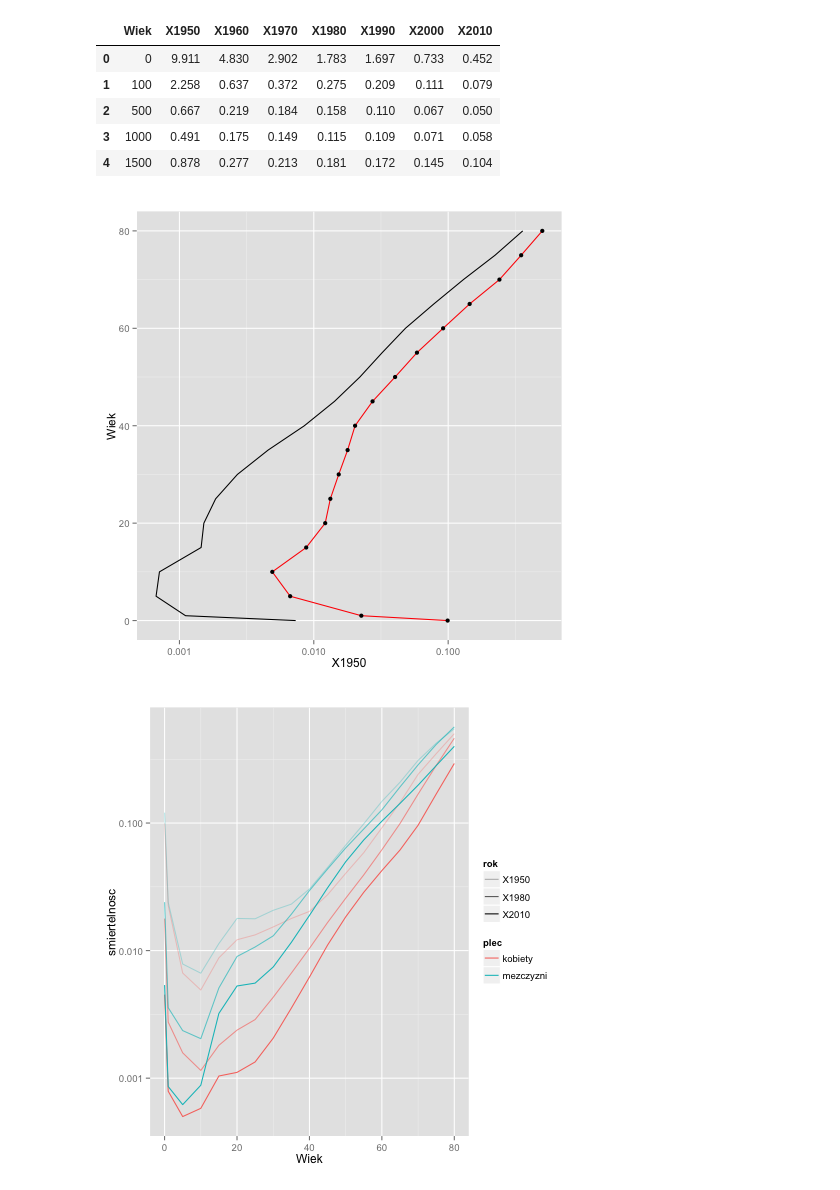
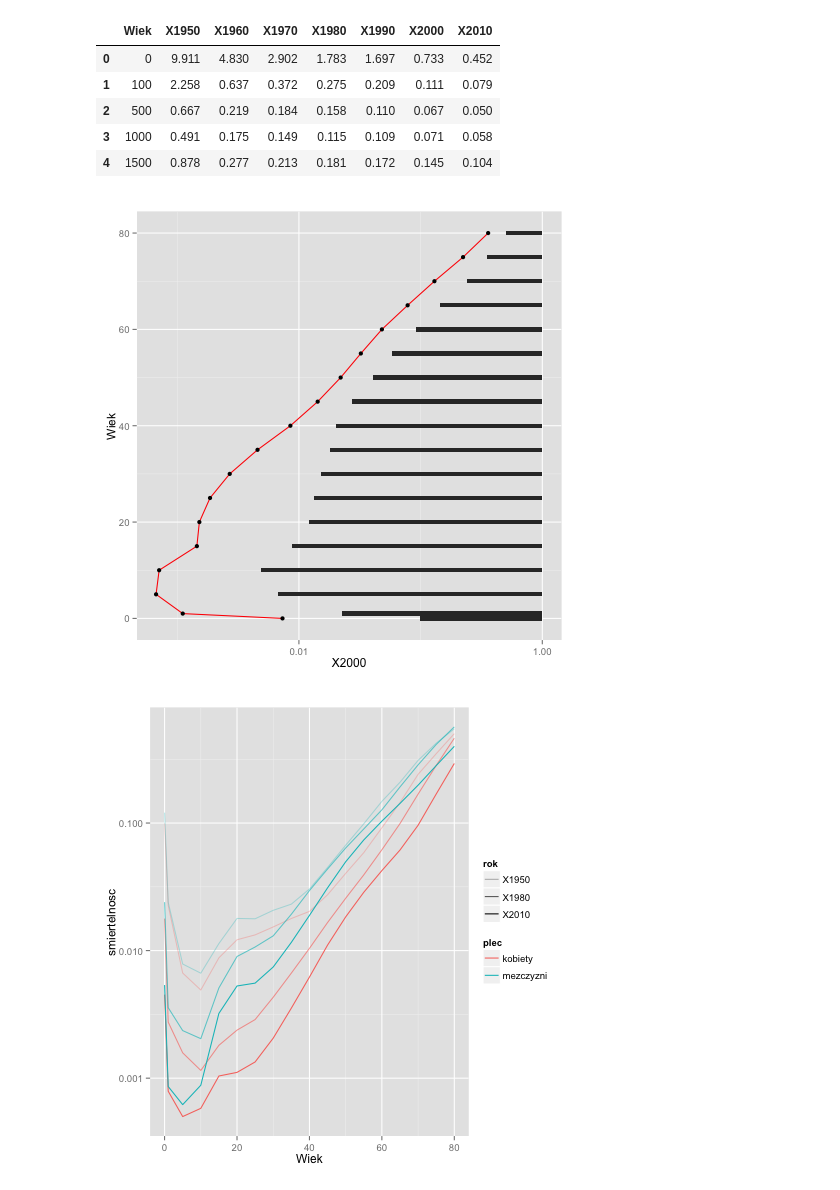
Before and after one commit to DELabUW/szkola-letnia-2015, a Jupyter notebook: zajecia/deser_r_ggplot.ipynb, the cells around one changed output. Drawn from its saved outputs; the diff is of its cells as text; code cells hidden in the pictures.

```diff
--- a/zajecia/deser_r_dplyr_ggplot.ipynb
+++ b/zajecia/deser_r_ggplot.ipynb
@@ -115,13 +124,13 @@ df_pyt_proc.head()
 | 4 | 1500 | 0.878 | 0.277 | 0.213 | 0.181 | 0.172 | 0.145 | 0.104 |
 # %%
 %%R
-ggplot(df_pyt, aes(x=Wiek, y=X1950)) +
+ggplot(df_pyt, aes(x=Wiek, y=X2000)) +
   geom_line(color="red") +
   geom_point() +
-  geom_line(aes(y=X2000)) +
+  geom_bar(aes(y=X1950), stat="identity") +
   scale_y_log10() +
   coord_flip()
 # %% [output]
-[figure, old version]
+[figure, new version]
 # %%
 %%R
```
Also changed, not shown: parts of 11 cells of this notebook, 1 other file.
